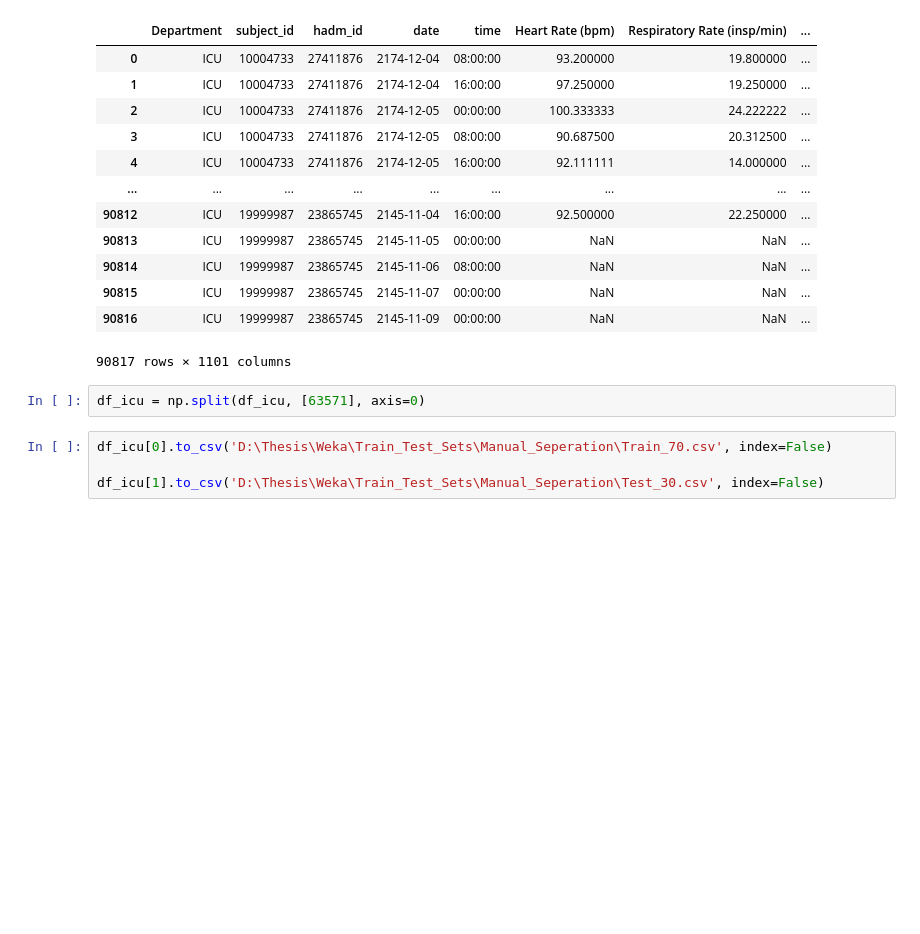
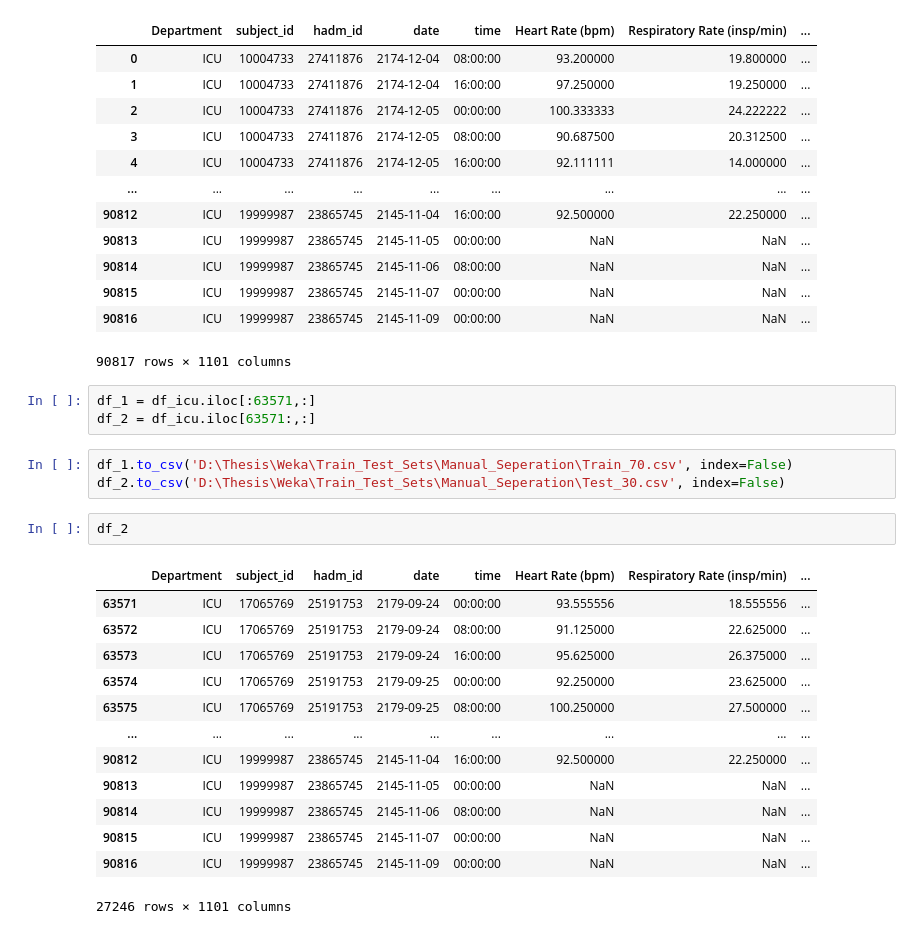
Before and after one commit to DimopDim/MimicIV, a Jupyter notebook: New_Code/03_14_ICU_Manual_Seperation_Train_Test.ipynb, the cells around one changed output. Cells and saved outputs as stored; diff of their text form; blank space fills up the shorter version.

Commit message:
Setting Order Training and Test Set

```diff
--- a/New_Code/03_14_ICU_Manual_Seperation_Train_Test.ipynb
+++ b/New_Code/03_14_ICU_Manual_Seperation_Train_Test.ipynb
@@ -19,9 +19,25 @@ df_icu
 | 90815 | ICU | 19999987 | 23865745 | 2145-11-07 | 00:00:00 | NaN | NaN | ... |
 | 90816 | ICU | 19999987 | 23865745 | 2145-11-09 | 00:00:00 | NaN | NaN | ... |
 90817 rows × 1101 columns
-# %%
-df_icu = np.split(df_icu, [63571], axis=0)
+# %%
+df_1 = df_icu.iloc[:63571,:]
+df_2 = df_icu.iloc[63571:,:]
 # %%
-df_icu[0].to_csv('D:\Thesis\Weka\Train_Test_Sets\Manual_Seperation\Train_70.csv', index=False)
-
-df_icu[1].to_csv('D:\Thesis\Weka\Train_Test_Sets\Manual_Seperation\Test_30.csv', index=False)
+df_1.to_csv('D:\Thesis\Weka\Train_Test_Sets\Manual_Seperation\Train_70.csv', index=False)
+df_2.to_csv('D:\Thesis\Weka\Train_Test_Sets\Manual_Seperation\Test_30.csv', index=False)
+# %%
+df_2
+# %% [output]
+|  | Department | subject_id | hadm_id | date | time | Heart Rate (bpm) | Respiratory Rate (insp/min) | ... |
+| 63571 | ICU | 17065769 | 25191753 | 2179-09-24 | 00:00:00 | 93.555556 | 18.555556 | ... |
+| 63572 | ICU | 17065769 | 25191753 | 2179-09-24 | 08:00:00 | 91.125000 | 22.625000 | ... |
+| 63573 | ICU | 17065769 | 25191753 | 2179-09-24 | 16:00:00 | 95.625000 | 26.375000 | ... |
+| 63574 | ICU | 17065769 | 25191753 | 2179-09-25 | 00:00:00 | 92.250000 | 23.625000 | ... |
+| 63575 | ICU | 17065769 | 25191753 | 2179-09-25 | 08:00:00 | 100.250000 | 27.500000 | ... |
+| ... | ... | ... | ... | ... | ... | ... | ... | ... |
+| 90812 | ICU | 19999987 | 23865745 | 2145-11-04 | 16:00:00 | 92.500000 | 22.250000 | ... |
+| 90813 | ICU | 19999987 | 23865745 | 2145-11-05 | 00:00:00 | NaN | NaN | ... |
+| 90814 | ICU | 19999987 | 23865745 | 2145-11-06 | 08:00:00 | NaN | NaN | ... |
+| 90815 | ICU | 19999987 | 23865745 | 2145-11-07 | 00:00:00 | NaN | NaN | ... |
+| 90816 | ICU | 19999987 | 23865745 | 2145-11-09 | 00:00:00 | NaN | NaN | ... |
+27246 rows × 1101 columns
```
